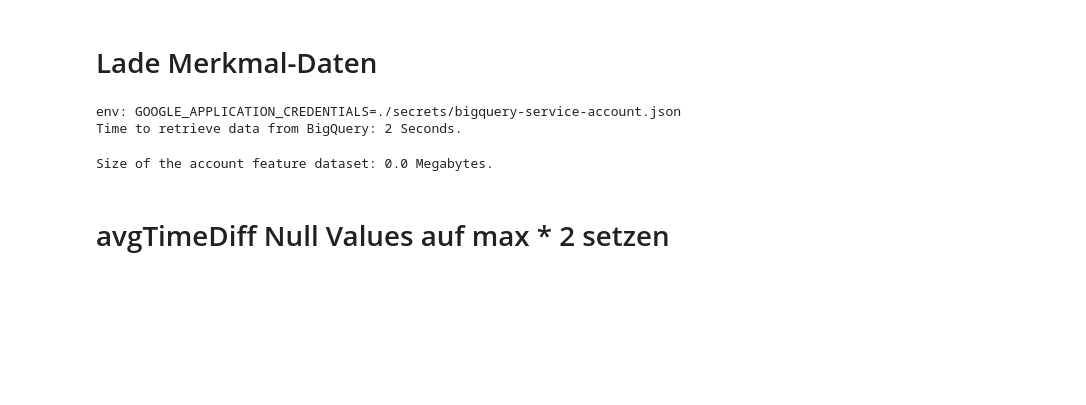
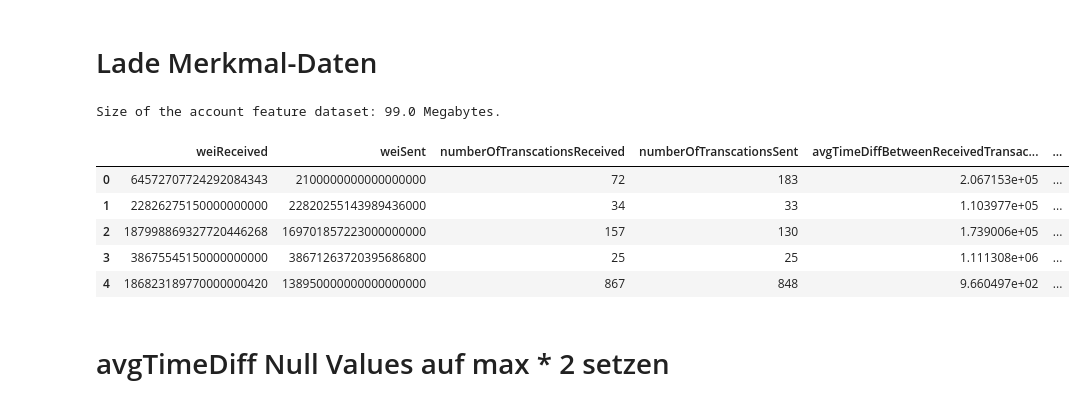
Before and after one commit to mgsgde/ethcluster, a Jupyter notebook: clusteranalysis.ipynb, the cells around one changed output. Saved outputs shown, nothing was run; the diff lists cells and outputs as text; code cells hidden in the pictures; blank space fills up the shorter version.

Commit message:
save bigquery results locally to make things work faster

```diff
--- a/clusteranalysis.ipynb
+++ b/clusteranalysis.ipynb
@@ -20,27 +22,35 @@ from enum import Enum
 
 class tableNames(Enum):
     features_sampleData= "features_sampleData"
-    traces_top40k_2019 = "traces_top40k_2019"
+    top40k_19_20_features = "top40k_19_20_features"
+
+current_table = tableNames.top40k_19_20_features.value
 # %%
-%env GOOGLE_APPLICATION_CREDENTIALS=./secrets/bigquery-service-account.json
-client = bigquery.Client()
-tableName = 'masterarbeit-245718.ethereum_us.{}'.format(tableNames.features_sampleData.value)
-query = "SELECT * from `" + tableName+"`";
-query_job = client.query(query);
-start = time.time();
-data = query_job.result().to_dataframe();
-featureValues = data.drop("address", axis=1)
-addresses = data["address"]
-done = time.time();
-elapsed = round(done - start);
-print("Time to retrieve data from BigQuery: {} Seconds.".format(elapsed))
+filename = '{}.json'.format(current_table)
+
+if filename not in os.listdir("./data"):
+    %env GOOGLE_APPLICATION_CREDENTIALS=./secrets/bigquery-service-account.json
+    client = bigquery.Client()
+    tableName = 'masterarbeit-245718.ethereum_us.{}'.format(current_table)
+    query = "SELECT * from `" + tableName+"`";
+    query_job = client.query(query);
+    start = time.time();
+    data = query_job.result().to_dataframe();
+    featureValues = data.drop("address", axis=1)
+    addresses = data["address"]
+    done = time.time();
+    elapsed = round(done - start);
+    print("Time to retrieve data from BigQuery: {} Seconds.".format(elapsed))
+    with open('./data/{}'.format(filename), 'w') as json_file:
+        json.dump(featureValues.to_dict(), json_file, use_decimal=True)
+else:
+    with open('./data/{}'.format(filename), "r") as file:
+        file_content_json = json.load(file);
+    featureValues = pd.DataFrame(file_content_json)
-# %% [output]
-env: GOOGLE_APPLICATION_CREDENTIALS=./secrets/bigquery-service-account.json
-Time to retrieve data from BigQuery: 2 Seconds.
 # %%
-m = data.memory_usage();
+m = featureValues.memory_usage();
 totalBytes = m.sum();
 totalMegabytes = totalBytes/10**6;
 print("Size of the account feature dataset: {} Megabytes.".format(round(totalMegabytes)))
 # %% [output]
-Size of the account feature dataset: 0.0 Megabytes.
+Size of the account feature dataset: 99.0 Megabytes.
@@ -49,3 +57,12 @@ Size of the account feature dataset: 0.0 Megabytes.
+# %%
+featureValues.head()
+# %% [output]
+|  | weiReceived | weiSent | numberOfTranscationsReceived | numberOfTranscationsSent | avgTimeDiffBetweenReceivedTransac... | ... |
+| 0 | 64572707724292084343 | 2100000000000000000 | 72 | 183 | 2.067153e+05 | ... |
+| 1 | 22826275150000000000 | 22820255143989436000 | 34 | 33 | 1.103977e+05 | ... |
+| 2 | 187998869327720446268 | 169701857223000000000 | 157 | 130 | 1.739006e+05 | ... |
+| 3 | 38675545150000000000 | 38671263720395686800 | 25 | 25 | 1.111308e+06 | ... |
+| 4 | 186823189770000000420 | 138950000000000000000 | 867 | 848 | 9.660497e+02 | ... |
 # %% [markdown]
 # avgTimeDiff Null Values auf max * 2 setzen
 # %%
```
Also changed, not shown: parts of 2 cells of this notebook.
